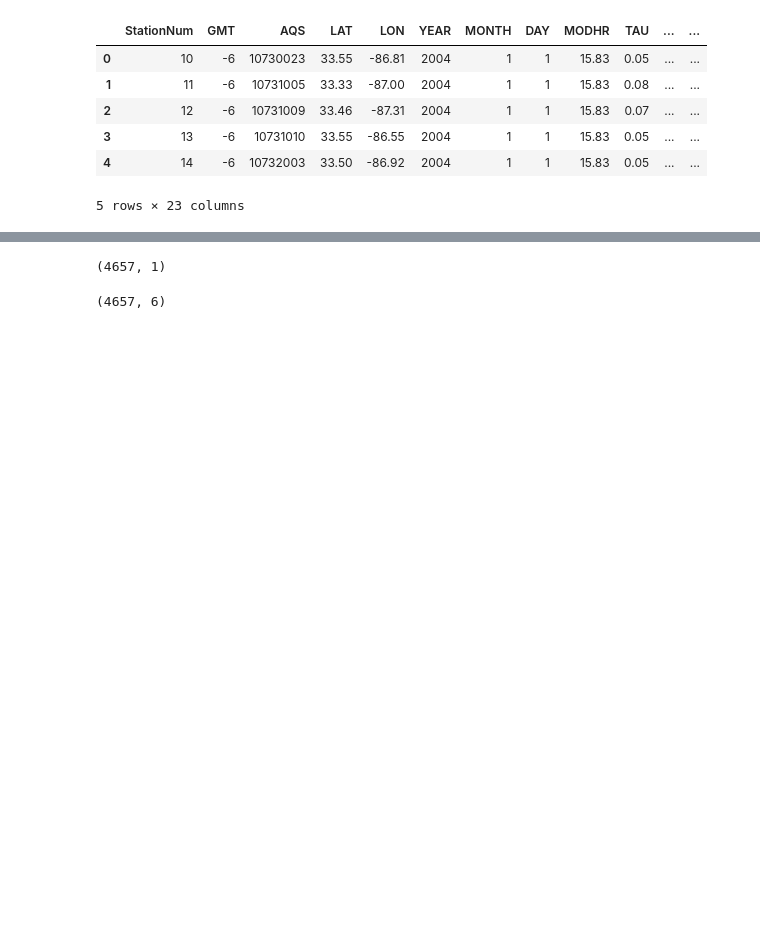
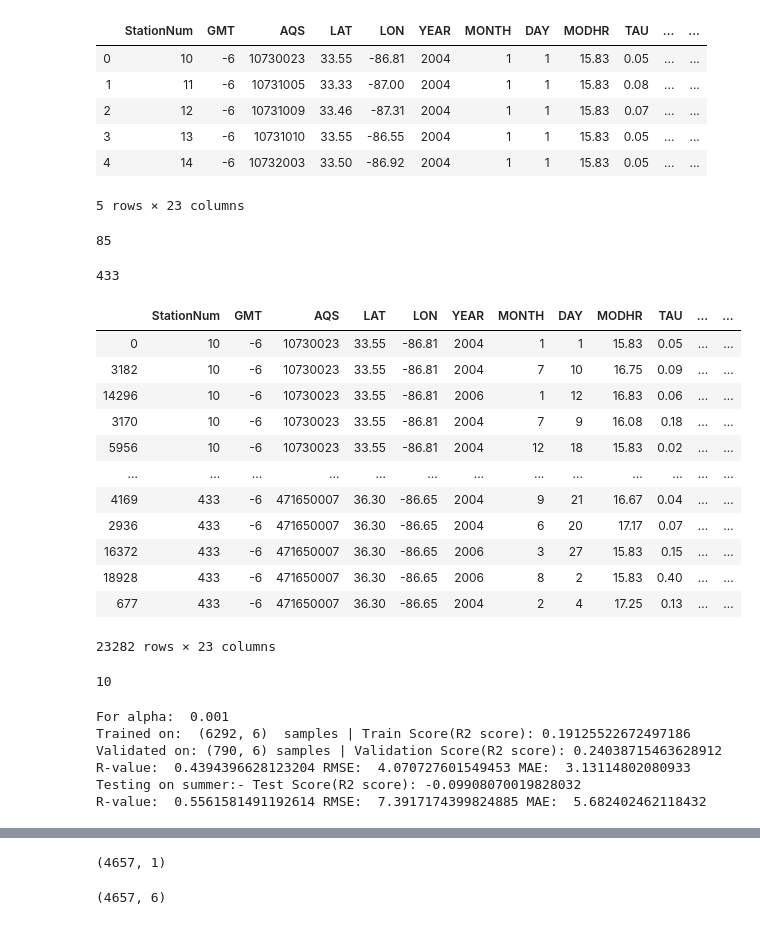
Before and after one commit to souvikr/AQ-satellite, a Jupyter notebook: Neural_Network_Keras.ipynb, the cells around one changed output, grey strips where cells are left out. Saved outputs shown, nothing was run; the diff lists cells and outputs as text; code cells hidden in the pictures; blank space fills up the shorter version.

```diff
--- a/Neural_Network_Keras.ipynb
+++ b/Neural_Network_Keras.ipynb
@@ -28,3 +26,42 @@ df.head(5)
 | 3 | 13 | -6 | 10731010 | 33.55 | -86.55 | 2004 | 1 | 1 | 15.83 | 0.05 | ... | ... |
 | 4 | 14 | -6 | 10732003 | 33.50 | -86.92 | 2004 | 1 | 1 | 15.83 | 0.05 | ... | ... |
 5 rows × 23 columns
+# %%
+g = set(df['StationNum'].values)
+j = list(g)
+len(j)
+# %% [output]
+85
+# %%
+j[84]
+# %% [output]
+433
+# %%
+#df.set_index(['StationNum'])
+#df.sort_index(inplace=True)
+df1 = df.sort_values(by=['StationNum'])
+# %%
+df1
+# %% [output]
+|  | StationNum | GMT | AQS | LAT | LON | YEAR | MONTH | DAY | MODHR | TAU | ... | ... |
+| 0 | 10 | -6 | 10730023 | 33.55 | -86.81 | 2004 | 1 | 1 | 15.83 | 0.05 | ... | ... |
+| 3182 | 10 | -6 | 10730023 | 33.55 | -86.81 | 2004 | 7 | 10 | 16.75 | 0.09 | ... | ... |
+| 14296 | 10 | -6 | 10730023 | 33.55 | -86.81 | 2006 | 1 | 12 | 16.83 | 0.06 | ... | ... |
+| 3170 | 10 | -6 | 10730023 | 33.55 | -86.81 | 2004 | 7 | 9 | 16.08 | 0.18 | ... | ... |
+| 5956 | 10 | -6 | 10730023 | 33.55 | -86.81 | 2004 | 12 | 18 | 15.83 | 0.02 | ... | ... |
+| ... | ... | ... | ... | ... | ... | ... | ... | ... | ... | ... | ... | ... |
+| 4169 | 433 | -6 | 471650007 | 36.30 | -86.65 | 2004 | 9 | 21 | 16.67 | 0.04 | ... | ... |
+| 2936 | 433 | -6 | 471650007 | 36.30 | -86.65 | 2004 | 6 | 20 | 17.17 | 0.07 | ... | ... |
+| 16372 | 433 | -6 | 471650007 | 36.30 | -86.65 | 2006 | 3 | 27 | 15.83 | 0.15 | ... | ... |
+| 18928 | 433 | -6 | 471650007 | 36.30 | -86.65 | 2006 | 8 | 2 | 15.83 | 0.40 | ... | ... |
+| 677 | 433 | -6 | 471650007 | 36.30 | -86.65 | 2004 | 2 | 4 | 17.25 | 0.13 | ... | ... |
+23282 rows × 23 columns
+# %%
+j.sort()
+x = j[:75]
+y = j[75:]
+print(len(y))
+train_station = df1[df1['StationNum'].isin(x)]
+test_station = df1[df1['StationNum'].isin(y)]
+# %% [output]
+10
@@ -30,0 +123,19 @@ df.head(5)
+# %%
+#Trained on Winter - Validated on Winter - Tested on Summer
+cross_win_sum(x_win,y_win,x_sum_test,y_sum_test,0.001)
+
+#Trained on Winter - Validated on Winter - Tested on Winter
+cross_win_sum(x_win,y_win,x_win_test,y_win_test,0.001)
+
+#Trained on Summer - Validated on Summer - Tested on Summer
+cross_win_sum(x_sum,y_sum,x_sum_test,y_sum_test,0.001)
+
+#Trained on Summer - Validated on Summer - Tested on Winter
+cross_win_sum(x_win,y_win,x_sum_test,y_sum_test,0.001)
+# %% [output]
+For alpha:  0.001
+Trained on:  (6292, 6)  samples | Train Score(R2 score): 0.19125522672497186
+Validated on: (790, 6) samples | Validation Score(R2 score): 0.24038715463628912
+R-value:  0.4394396628123204 RMSE:  4.070727601549453 MAE:  3.13114802080933
+Testing on summer:- Test Score(R2 score): -0.09908070019828032
+R-value:  0.5561581491192614 RMSE:  7.3917174399824885 MAE:  5.682402462118432
```
Also changed, not shown: parts of 25 cells of this notebook, 3 other files.
